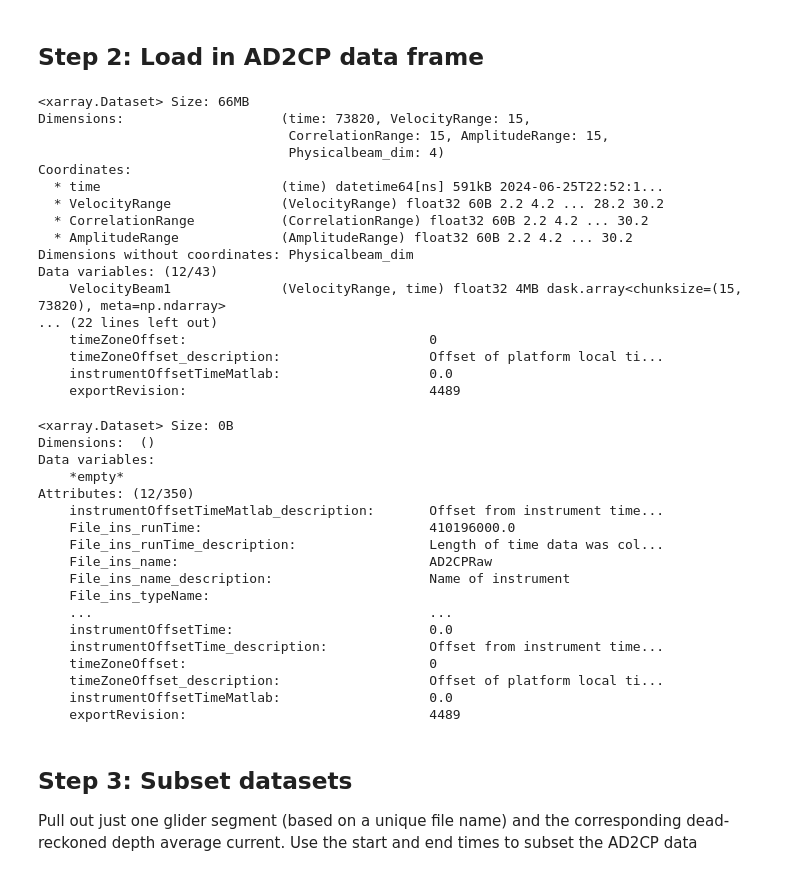
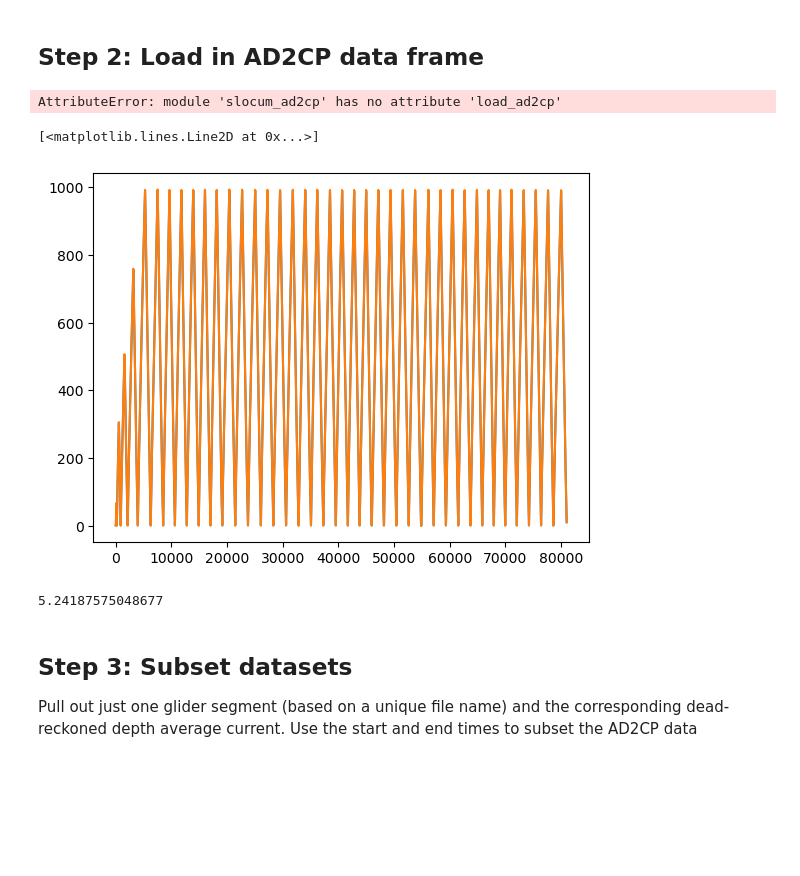
Before and after one commit to JGradone/Slocum-AD2CP, a Jupyter notebook: notebooks/01_Slocum_AD2CP_Testing_and_Data_Exploration.ipynb, the cells around one changed output. Cells and saved outputs as stored; diff of their text form; code cells hidden in the pictures; blank space fills up the shorter version.

Commit message:
test data

```diff
--- a/notebooks/01_Slocum_AD2CP_Testing_and_Data_Exploration.ipynb
+++ b/notebooks/01_Slocum_AD2CP_Testing_and_Data_Exploration.ipynb
@@ -67,63 +68,26 @@ gdf
 732989 rows × 10 columns
 # %% [markdown]
 ## Step 2: Load in AD2CP data frame
-# %%
-# path = '../raw_data/'
-# files = np.sort(glob.glob(path+'*.nc'))
-
-tot_ad2cp = xr.open_mfdataset('../raw_data/RU29_Test_AD2CP.nc',group='Data/Average/', concat_dim="time", combine="nested")
-## I think this is a documented bug in the xarray open_mfdataset function for grouped NetCDFs
-config = xr.open_dataset('../raw_data/RU29_Test_AD2CP.nc',group='Config')
-## So, just assigning the global attributes from the first file to the combined file
-tot_ad2cp = tot_ad2cp.assign_attrs(config.attrs)
-tot_ad2cp = tot_ad2cp.rename({'Velocity Range':'VelocityRange','Correlation Range':'CorrelationRange','Amplitude Range':'AmplitudeRange'})
-# 2 House-keeping steps
-# 1) Roll shifted 180 for some reason
-tot_ad2cp['Roll'] = tot_ad2cp['Roll']-180
-# 2) Surface depth is 10 meters. Needed for at least for the 2020 and both 2021 deployments, per conversations with Sven from Nortek.
-tot_ad2cp['Pressure'] = tot_ad2cp['Pressure']-10
-# Put time on x-dimension
-tot_ad2cp = tot_ad2cp.transpose()
-tot_ad2cp
-# %% [output]
-<xarray.Dataset> Size: 66MB
-Dimensions:                    (time: 73820, VelocityRange: 15,
-                                CorrelationRange: 15, AmplitudeRange: 15,
-                                Physicalbeam_dim: 4)
-Coordinates:
-  * time                       (time) datetime64[ns] 591kB 2024-06-25T22:52:1...
-  * VelocityRange              (VelocityRange) float32 60B 2.2 4.2 ... 28.2 30.2
-  * CorrelationRange           (CorrelationRange) float32 60B 2.2 4.2 ... 30.2
-  * AmplitudeRange             (AmplitudeRange) float32 60B 2.2 4.2 ... 30.2
-Dimensions without coordinates: Physicalbeam_dim
-Data variables: (12/43)
-    VelocityBeam1              (VelocityRange, time) float32 4MB dask.array<chunksize=(15, 73820), meta=np.ndarray>
-... (22 lines left out)
-    timeZoneOffset:                               0
-    timeZoneOffset_description:                   Offset of platform local ti...
-    instrumentOffsetTimeMatlab:                   0.0
-    exportRevision:                               4489
-# %%
-tot_ad2cp
-# %% [output]
-<xarray.Dataset> Size: 0B
-Dimensions:  ()
-Data variables:
-    *empty*
-Attributes: (12/350)
-    instrumentOffsetTimeMatlab_description:       Offset from instrument time...
-    File_ins_runTime:                             410196000.0
-    File_ins_runTime_description:                 Length of time data was col...
-    File_ins_name:                                AD2CPRaw
-    File_ins_name_description:                    Name of instrument
-    File_ins_typeName:
-    ...                                           ...
-    instrumentOffsetTime:                         0.0
-    instrumentOffsetTime_description:             Offset from instrument time...
-    timeZoneOffset:                               0
-    timeZoneOffset_description:                   Offset of platform local ti...
-    instrumentOffsetTimeMatlab:                   0.0
-    exportRevision:                               4489
+# %%
+path='../raw_data/'
+files = np.sort(glob.glob(path+'*.nc'))
+
+tot_ad2cp = slocum_ad2cp.load_ad2cp(files[0],mean_lat=15)
+
+tot_ad2cp
+# %% [output]
+AttributeError: module 'slocum_ad2cp' has no attribute 'load_ad2cp'
+# %%
+plt.plot(gsw.z_from_p(-tot_ad2cp.Pressure.values, 45))
+
+plt.plot(gsw.z_from_p(-tot_ad2cp.Pressure.values, 0))
+# %% [output]
+[<matplotlib.lines.Line2D at 0x...>]
+[figure, added]
+# %%
+print(gsw.z_from_p(-tot_ad2cp.Pressure.values, 0).max()-gsw.z_from_p(-tot_ad2cp.Pressure.values, 90).max())
+# %% [output]
+5.24187575048677
 # %% [markdown]
 ## Step 3: Subset datasets
 Pull out just one glider segment (based on a unique file name) and the corresponding dead-reckoned depth average current. Use the start and end times to subset the AD2CP data
```
Also changed, not shown: parts of 2 cells of this notebook, 4 other files.
